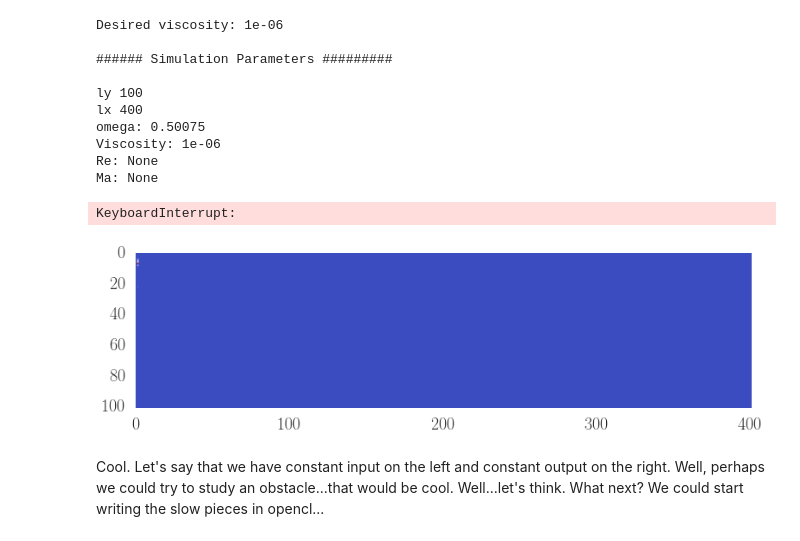
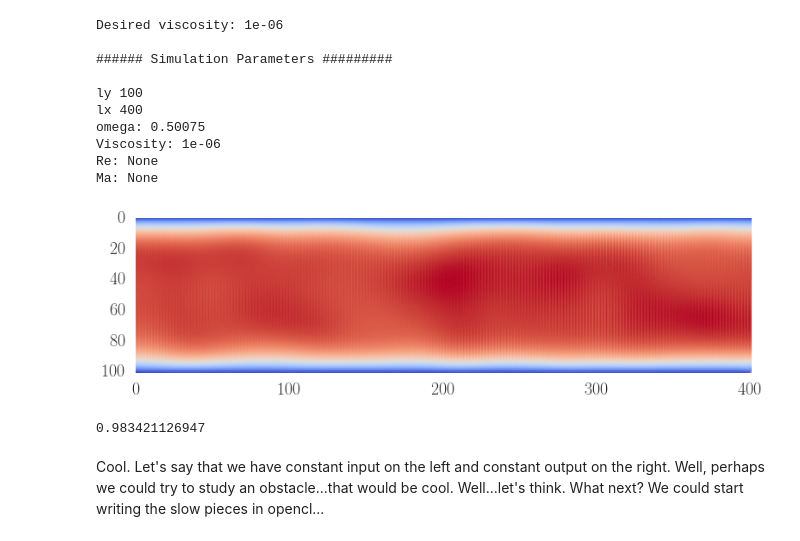
Before and after one commit to latticeboltzmann/2d-lb, a Jupyter notebook: testing/visualizing_pipe_flow_04.ipynb, the cells around one changed output. Cells and saved outputs as stored; diff of their text form; code cells hidden in the pictures.

```diff
--- a/testing/visualizing_pipe_flow_04.ipynb
+++ b/testing/visualizing_pipe_flow_04.ipynb
@@ -22,7 +22,7 @@ It's probably easier to specify dt and dr and the dimensions. Then get everythin
 diameter = 1. # meters
 length = 4. # meters
 
-deltaP = -.02
+deltaP = -.1
 
 dr = 0.01
 dt = .025
@@ -74,27 +74,27 @@ Re: None
 Ma: None
 # %%
 total_num_steps = 1000
-steps_per_image= 1
+steps_per_image= 20
 
 num_to_record = int(np.ceil(float(total_num_steps)/steps_per_image))
 
 plt.figure()
 for i in range(num_to_record):
     print np.sum(sim.rho)/(sim.nx*sim.ny)
 
     mag = np.sqrt(sim.u**2 + sim.v**2)
-    plt.imshow(sim.rho.T, cmap = cm.coolwarm)
+    plt.imshow(mag.T, cmap = cm.coolwarm)
     plt.grid(False)
     #plt.clim(vmin=0, vmax=1.)
     #if i == 0:
     #    plt.colorbar()
     display.clear_output(wait=True)
     display.display(plt.gcf())
 
     sim.run(steps_per_image)
 plt.clf() # This way a second figure does not appear at the end...
 # %% [output]
+[figure, new version]
-KeyboardInterrupt:
+0.983421126947
-[figure, old version]
 # %% [markdown]
 Cool. Let's say that we have constant input on the left and constant output on the right. Well, perhaps we could try to study an obstacle...that would be cool. Well...let's think. What next? We could start writing the slow pieces in opencl...
```
Also changed, not shown: 1 other file.
